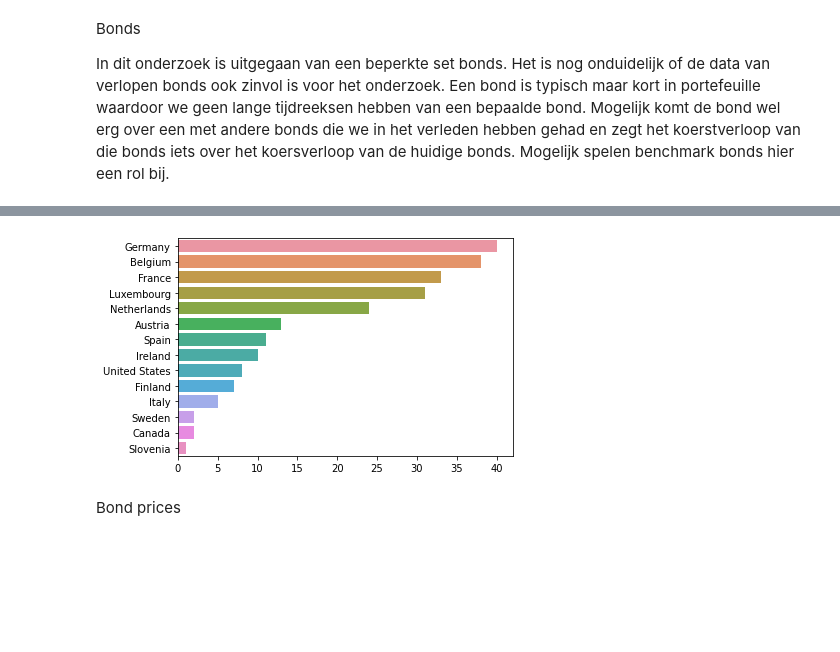
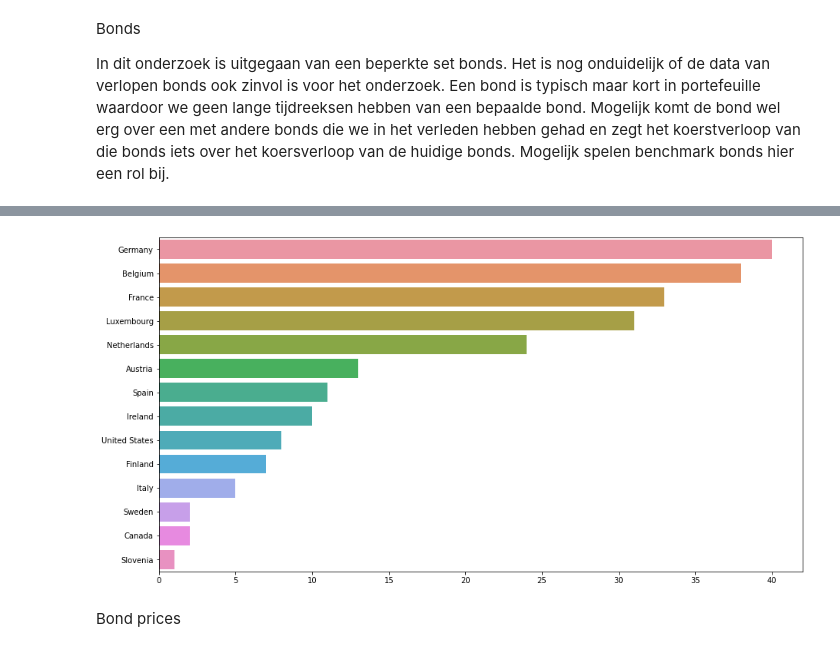
Before and after one commit to Merijn68/BondTrading, a Jupyter notebook: notebooks/03_data_exploratie.ipynb, the cells around one changed output, grey strips where cells are left out. Saved outputs shown, nothing was run; the diff lists cells and outputs as text; code cells hidden in the pictures; blank space fills up the shorter version.

Commit message:
first_steps_data_exploration

```diff
--- a/notebooks/03_data_exploratie.ipynb
+++ b/notebooks/03_data_exploratie.ipynb
@@ -36,7 +38,8 @@ visualize.countplot(data = df_bonds, x = 'issue_rating')
 # %%
-visualize.countplot(data = df_bonds, x = 'country_name')
+plt.figure(figsize=(15,8))
+visualize.countplot(data = df_bonds, x = 'country')
 # %% [output]
-[figure, old version]
+[figure, new version]
 # %% [markdown]
 Bond prices
 # %%
```
Also changed, not shown: parts of 25 cells of this notebook, 3 other files.
